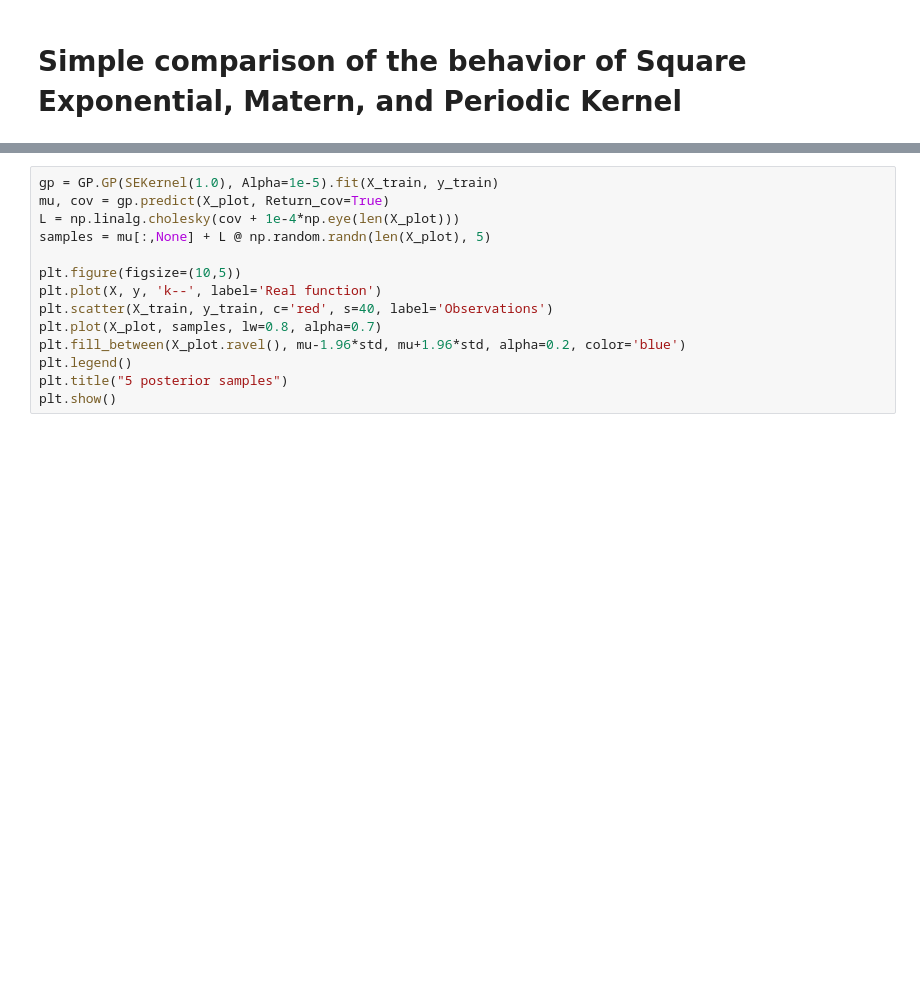
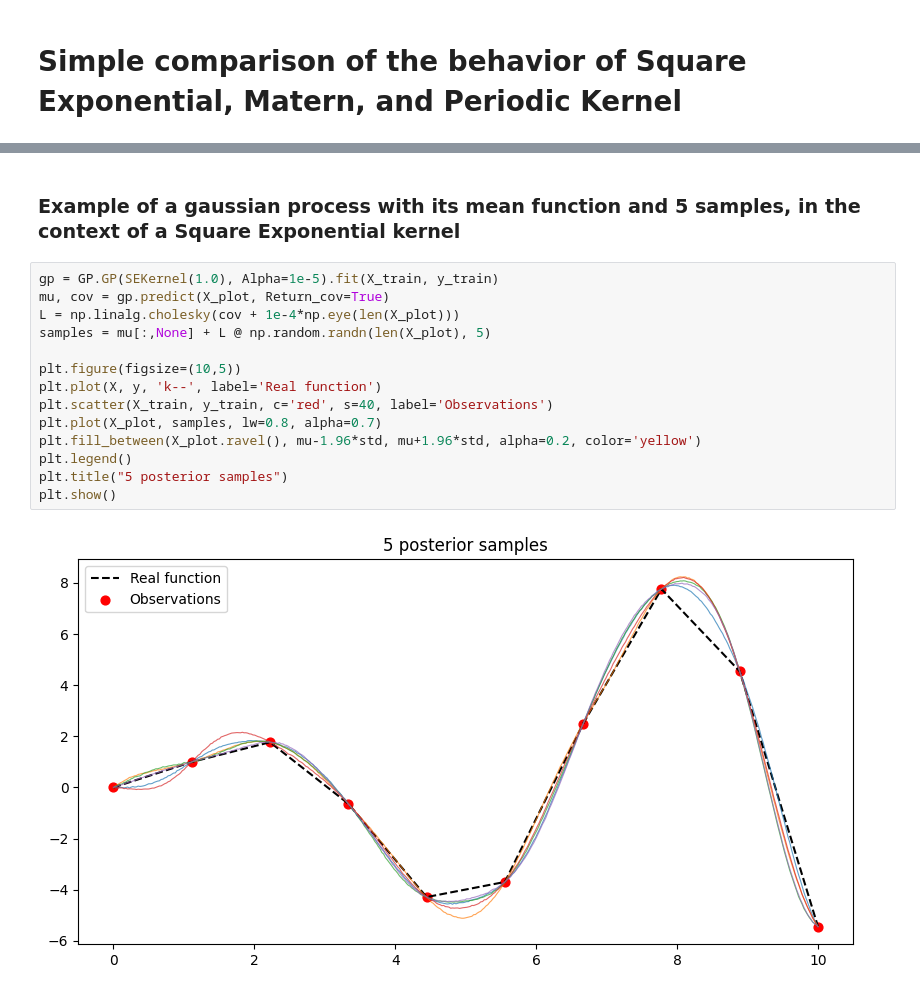
Before and after one commit to stupormundi3/KernaxTest, a Jupyter notebook: project/docs/source/notebooks/Visualization.ipynb, the cells around one changed output, grey strips where cells are left out. Saved outputs shown, nothing was run; the diff lists cells and outputs as text; blank space fills up the shorter version.

Commit message:
modif de tous mes notebooks, peaufinement des examples

```diff
--- a/project/docs/source/notebooks/Visualization.ipynb
+++ b/project/docs/source/notebooks/Visualization.ipynb
@@ -58,14 +65,18 @@ plt.show()
+# %% [markdown]
+### Example of a gaussian process with its mean function and 5 samples, in the context of a Square Exponential kernel
 # %%
 gp = GP.GP(SEKernel(1.0), Alpha=1e-5).fit(X_train, y_train)
 mu, cov = gp.predict(X_plot, Return_cov=True)
 L = np.linalg.cholesky(cov + 1e-4*np.eye(len(X_plot)))
 samples = mu[:,None] + L @ np.random.randn(len(X_plot), 5)
 
 plt.figure(figsize=(10,5))
 plt.plot(X, y, 'k--', label='Real function')
 plt.scatter(X_train, y_train, c='red', s=40, label='Observations')
 plt.plot(X_plot, samples, lw=0.8, alpha=0.7)
-plt.fill_between(X_plot.ravel(), mu-1.96*std, mu+1.96*std, alpha=0.2, color='blue')
+plt.fill_between(X_plot.ravel(), mu-1.96*std, mu+1.96*std, alpha=0.2, color='yellow')
 plt.legend()
 plt.title("5 posterior samples")
 plt.show()
+# %% [output]
+[figure, added]
```
Also changed, not shown: parts of 3 cells of this notebook, 3 other files.
